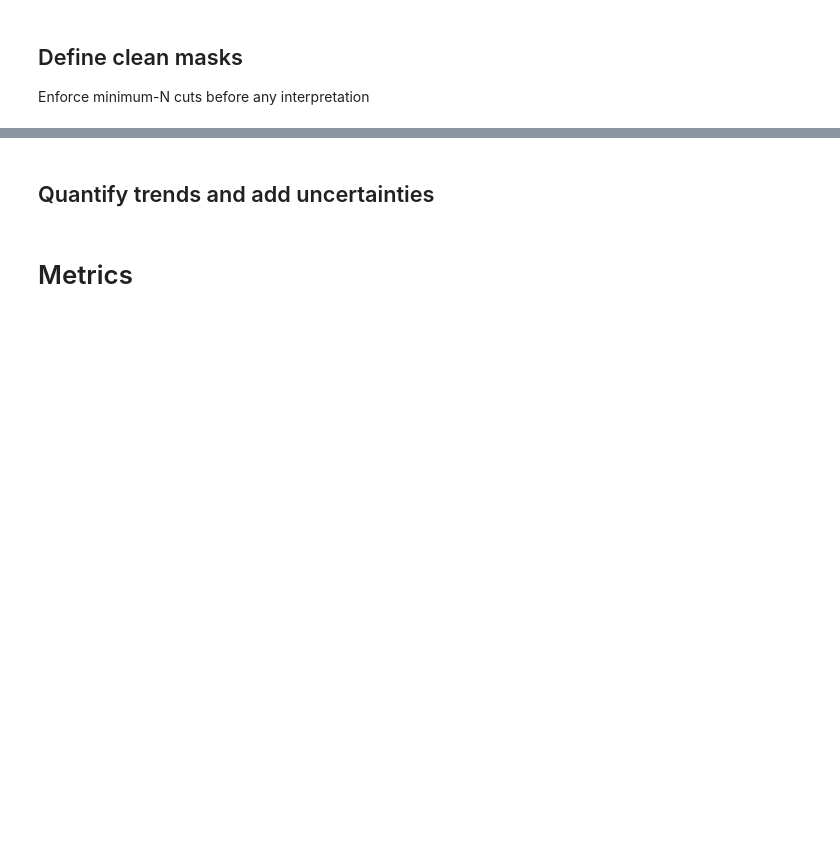
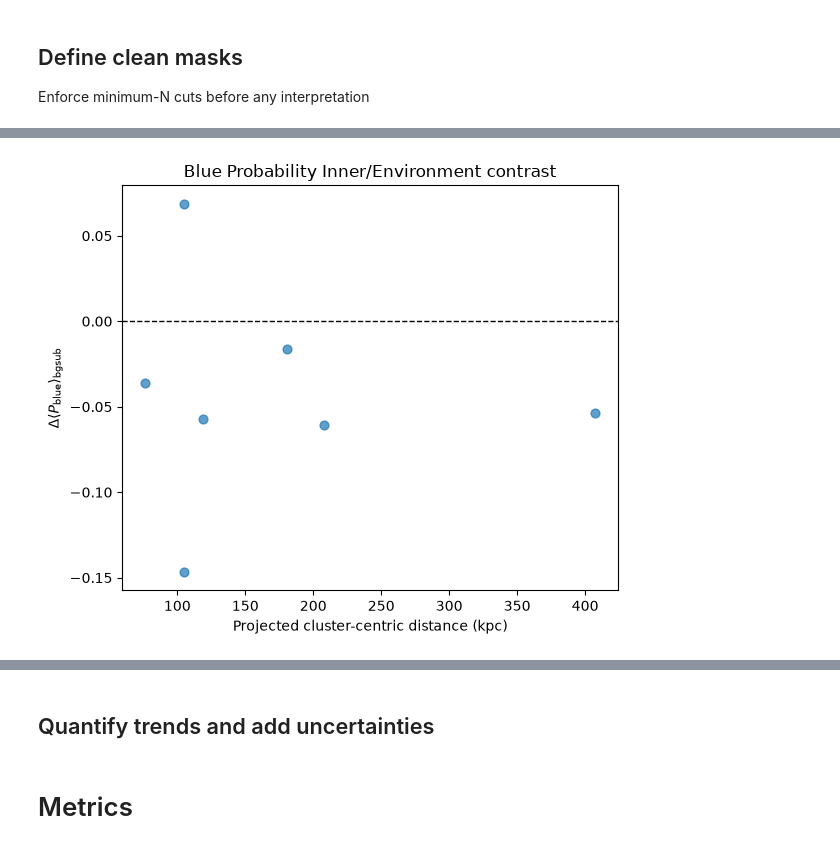
Before and after one commit to Pommers/Coma-GCS-colors, a Jupyter notebook: Paper3_color_metrics_referee_revised.ipynb, the cells around one changed output, grey strips where cells are left out. Saved outputs shown, nothing was run; the diff lists cells and outputs as text; code cells hidden in the pictures; blank space fills up the shorter version.

```diff
--- a/Paper3_color_metrics_referee_revised.ipynb
+++ b/Paper3_color_metrics_referee_revised.ipynb
@@ -2943,16 +1925,18 @@ plt.show()
 # %%
 x = metrics_df.loc[mask_bg, f"R_{clust_cen_def}_kpc"]
-y = metrics_df.loc[mask_bg, "Delta_Pblue_IE_raw"]
+y = metrics_df.loc[mask_bg, "Pblue_mean_IE_contrast"]
 
 plt.figure(figsize=(6,5))
 plt.scatter(x, y, s=40, alpha=0.7)
 
 plt.axhline(0, color="k", ls="--", lw=1)
 plt.xlabel("Projected cluster-centric distance (kpc)")
 plt.ylabel(r"$\Delta\langle P_{\rm blue}\rangle_{\rm bgsub}$")
 
-plt.title("Background-corrected blue fraction residuals")
+plt.title("Blue Probability Inner/Environment contrast")
 plt.tight_layout()
 plt.show()
+# %% [output]
+[figure, added]
 # %%
 metrics_df.columns
```
Also changed, not shown: parts of 124 cells of this notebook, 3 other files.
